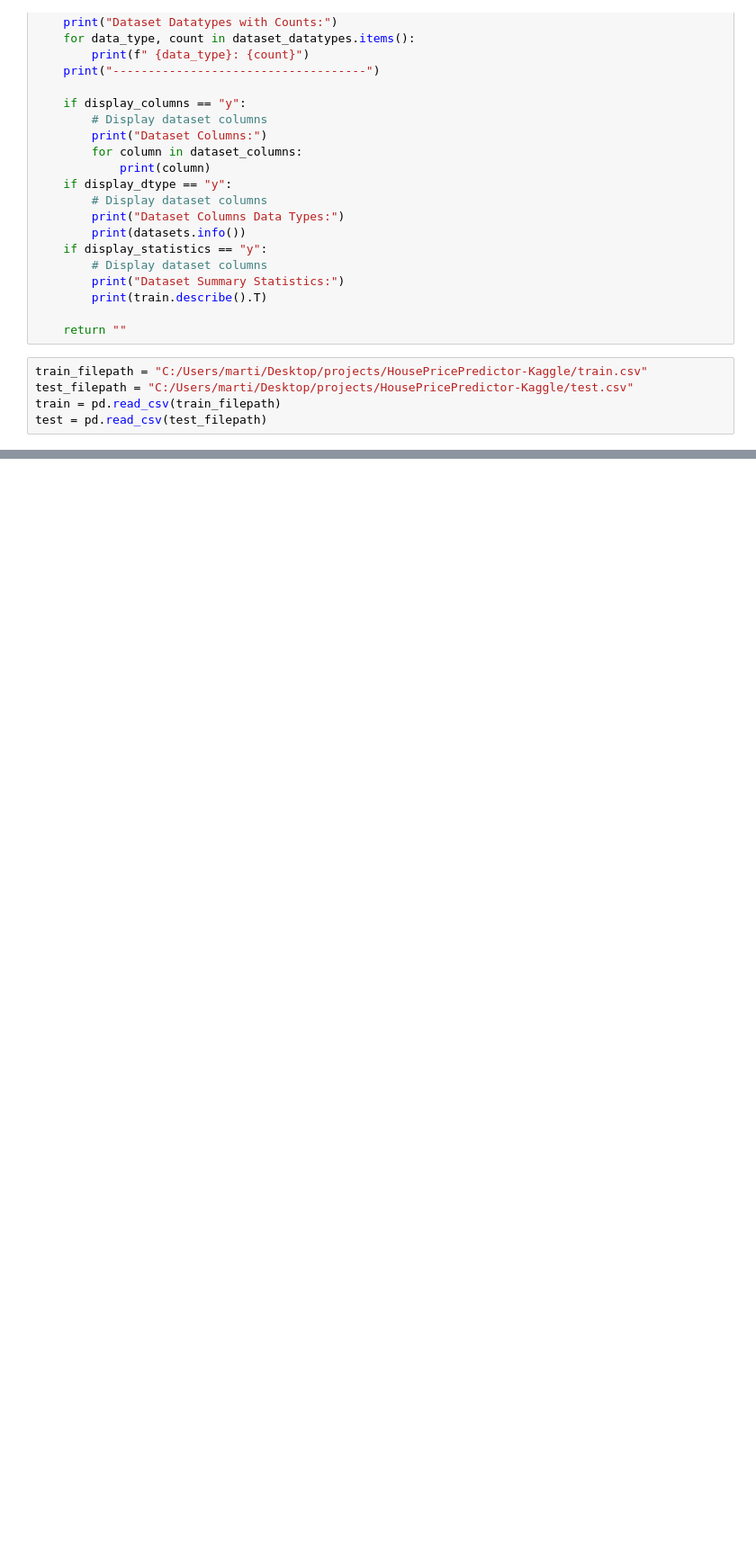
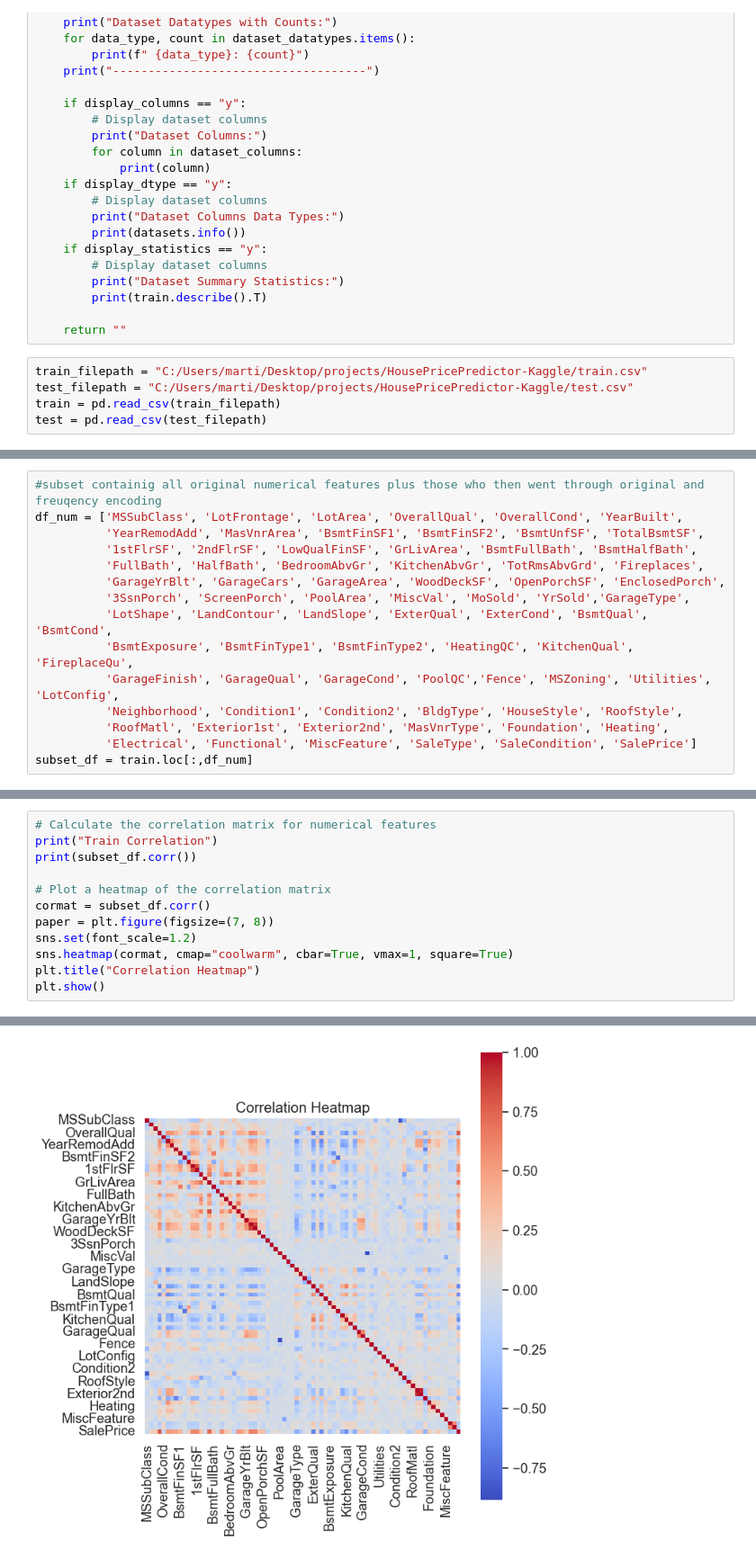
Before and after one commit to donatomartinelli/HousePricePredictor-Kaggle, a Jupyter notebook: main.ipynb, the cells around one changed output, grey strips where cells are left out. Shown: that part at 90% size. Saved outputs shown, nothing was run; the diff lists cells and outputs as text; blank space fills up the shorter version.

```diff
--- a/main.ipynb
+++ b/main.ipynb
@@ -121,0 +216,15 @@ SalePrice      163000.0  214000.00  755000.0
+# %%
+#subset containig all original numerical features plus those who then went through original and freuqency encoding
+df_num = ['MSSubClass', 'LotFrontage', 'LotArea', 'OverallQual', 'OverallCond', 'YearBuilt',
+          'YearRemodAdd', 'MasVnrArea', 'BsmtFinSF1', 'BsmtFinSF2', 'BsmtUnfSF', 'TotalBsmtSF',
+          '1stFlrSF', '2ndFlrSF', 'LowQualFinSF', 'GrLivArea', 'BsmtFullBath', 'BsmtHalfBath',
+          'FullBath', 'HalfBath', 'BedroomAbvGr', 'KitchenAbvGr', 'TotRmsAbvGrd', 'Fireplaces',
+          'GarageYrBlt', 'GarageCars', 'GarageArea', 'WoodDeckSF', 'OpenPorchSF', 'EnclosedPorch',
+          '3SsnPorch', 'ScreenPorch', 'PoolArea', 'MiscVal', 'MoSold', 'YrSold','GarageType',
+          'LotShape', 'LandContour', 'LandSlope', 'ExterQual', 'ExterCond', 'BsmtQual', 'BsmtCond',
+          'BsmtExposure', 'BsmtFinType1', 'BsmtFinType2', 'HeatingQC', 'KitchenQual', 'FireplaceQu',
+          'GarageFinish', 'GarageQual', 'GarageCond', 'PoolQC','Fence', 'MSZoning', 'Utilities', 'LotConfig',
+          'Neighborhood', 'Condition1', 'Condition2', 'BldgType', 'HouseStyle', 'RoofStyle',
+          'RoofMatl', 'Exterior1st', 'Exterior2nd', 'MasVnrType', 'Foundation', 'Heating',
+          'Electrical', 'Functional', 'MiscFeature', 'SaleType', 'SaleCondition', 'SalePrice']
+subset_df = train.loc[:,df_num]
@@ -121,0 +251,13 @@ SalePrice      163000.0  214000.00  755000.0
+# %%
+# Calculate the correlation matrix for numerical features
+print("Train Correlation")
+print(subset_df.corr())
+
+# Plot a heatmap of the correlation matrix
+cormat = subset_df.corr()
+paper = plt.figure(figsize=(7, 8))
+sns.set(font_scale=1.2)
+sns.heatmap(cormat, cmap="coolwarm", cbar=True, vmax=1, square=True)
+plt.title("Correlation Heatmap")
+plt.show()
+# %% [output]
@@ -121,0 +281 @@ SalePrice      163000.0  214000.00  755000.0
+[figure, added]
```
Also changed, not shown: parts of 17 cells of this notebook, 2 other files.
